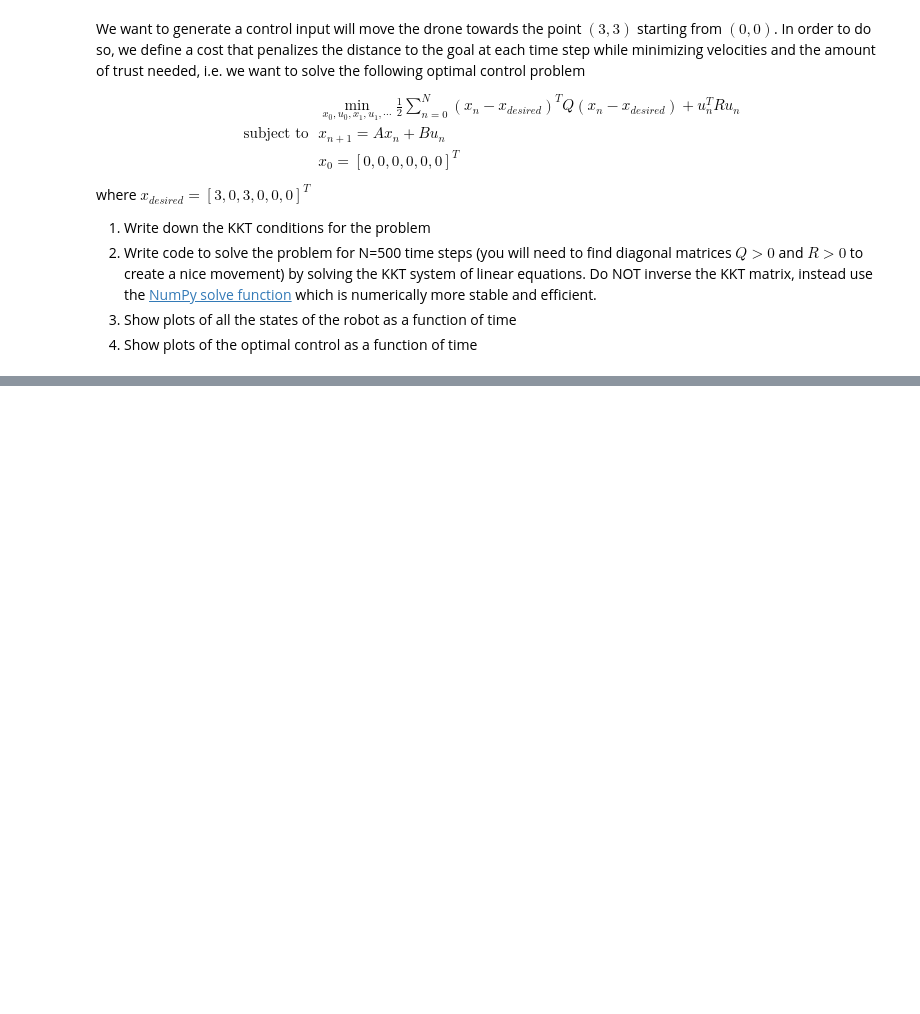
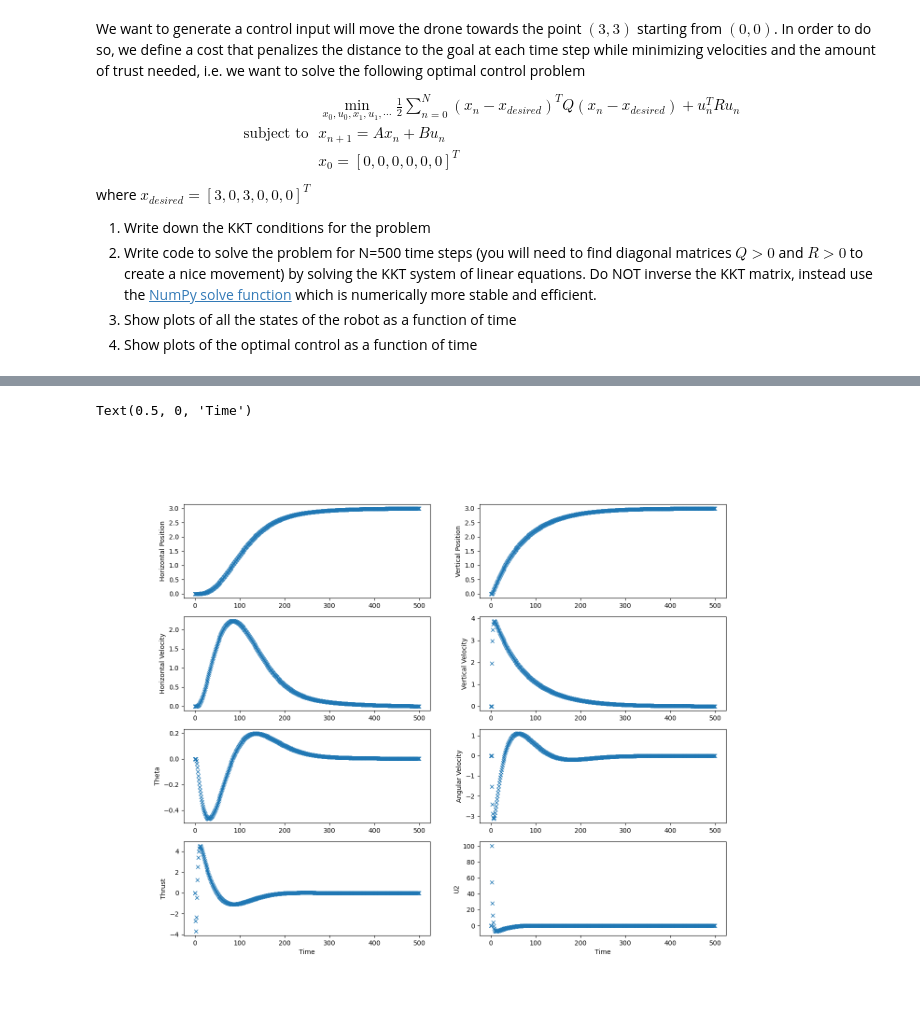
Before and after one commit to RiVer2000/ROB-GY-6323, a Jupyter notebook: Homework 1/Exercise_4.ipynb, the cells around one changed output, grey strips where cells are left out. Drawn from its saved outputs; the diff is of its cells as text; code cells hidden in the pictures; blank space fills up the shorter version.

```diff
--- a/Homework 1/Exercise_4.ipynb
+++ b/Homework 1/Exercise_4.ipynb
@@ -137,20 +186,32 @@ t = np.arange(N) * dt
 # %%
-# we can display the behavior of the drone based on a given control input
-
-# we can also start at x0 = 0 and generate a random control of 0 for 300 time steps
-x0 = np.zeros((6,1))
-u = u = controls.T
-
-quadrotor.animate_robot(x0, u, goal=[3,3])
-
-
-# # Print final state
-# print("Final state:", states[-1])
-
-# # Prepare inputs for quadrotor animation
-# x0 = np.zeros((6,1))  # Initial state
-# u = controls.T  # Transpose to match expected shape (2,N)
-
-# # Animate the quadrotor
-# quadrotor.animate_robot(x0, u, goal=[3,3])
+# Plot the state and control inputs
+plt.figure(figsize=[15, 12])
+plt.subplot(4,2,1)
+plt.ylabel('Horizontal Position')
+plt.plot(x[0,:], 'x')
+plt.subplot(4,2,2)
+plt.ylabel('Vertical Position')
+plt.plot(x[2,:], 'x')
+plt.subplot(4,2,3)
+plt.plot(x[1,:], 'x')
+plt.ylabel('Horizontal Velocity')
+plt.subplot(4,2,4)
+plt.plot(x[3,:], 'x')
+plt.ylabel('Vertical Velocity')
+plt.subplot(4,2,5)
+plt.plot(x[4,:], 'x')
+plt.ylabel('Theta')
+# plt.xlabel('Time')
+plt.subplot(4,2,6)
+plt.plot(x[5,:], 'x')
+plt.ylabel('Angular Velocity')
+# plt.xlabel('Time')
+plt.subplot(4,2,7)
+plt.plot(u[0,:], 'x')
+plt.ylabel('Thrust')
+plt.xlabel('Time')
+plt.subplot(4,2,8)
+plt.plot(u[1,:], 'x')
+plt.ylabel('U2')
+plt.xlabel('Time')
 # %% [output]
@@ -157,0 +218,2 @@ quadrotor.animate_robot(x0, u, goal=[3,3])
+Text(0.5, 0, 'Time')
+[figure, added]
```
Also changed, not shown: parts of 4 cells of this notebook, 1 other file.
